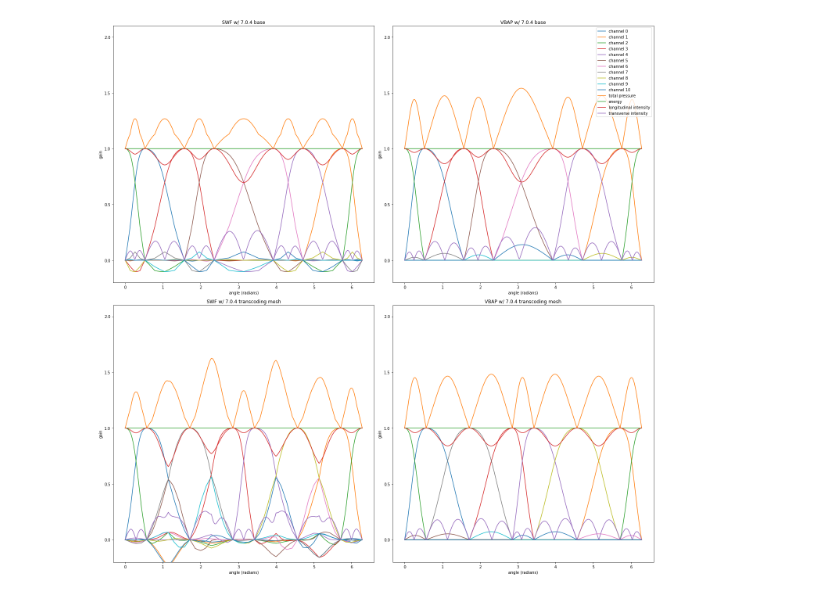
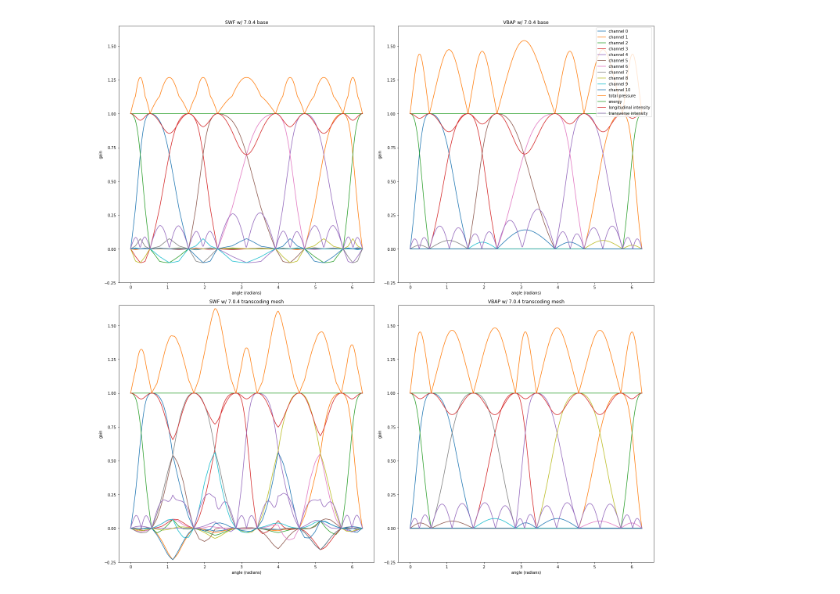
Before and after one commit to SamuelNarvaez/SWF, a Jupyter notebook: Evaluation.ipynb, the cells around one changed output. Cells and saved outputs as stored; diff of their text form; code cells hidden in the pictures.

Commit message:
better figures

```diff
--- a/Evaluation.ipynb
+++ b/Evaluation.ipynb
@@ -151,32 +151,32 @@ subplots[0,0].plot(theta,intensity704[:,0],label='longitudinal intensity')
 subplots[0,0].plot(theta,intensity704[:,1],label='transverse intensity')
 
 subplots[0,1].plot(theta,vbap_pressure704,label='total pressure')
 subplots[0,1].plot(theta,vbap_energy704,label='energy')
 subplots[0,1].plot(theta,vbap_intensity704[:,0],label='longitudinal intensity')
 subplots[0,1].plot(theta,vbap_intensity704[:,1],label='transverse intensity')
 
 subplots[1,0].plot(theta,pressuretrans,label='total pressure')
 subplots[1,0].plot(theta,energytrans,label='energy')
 subplots[1,0].plot(theta,intensitytrans[:,0],label='longitudinal intensity')
 subplots[1,0].plot(theta,intensitytrans[:,1],label='transverse intensity')
 
 subplots[1,1].plot(theta,vbap_pressuretrans,label='total pressure')
 subplots[1,1].plot(theta,vbap_energytrans,label='energy')
 subplots[1,1].plot(theta,vbap_intensitytrans[:,0],label='longitudinal intensity')
 subplots[1,1].plot(theta,vbap_intensitytrans[:,1],label='transverse intensity')
 
 subplots[0,0].set_title('SWF w/ 7.0.4 base')
 subplots[0,1].set_title('VBAP w/ 7.0.4 base')
 subplots[1,0].set_title('SWF w/ 7.0.4 transcoding mesh')
 subplots[1,1].set_title('VBAP w/ 7.0.4 transcoding mesh')
 
 for splt in subplots.flatten():
     splt.set_xlabel('angle (radians)')
     splt.set_ylabel('gain')
-    splt.set_ylim(-0.2,2.1)
+    splt.set_ylim(-0.25,1.65)
 
 subplots[0,1].legend(loc=1)
 fig.tight_layout()
 plt.savefig('SWFvsVBAP_unit_energy.png')
 # %% [output]
-[figure, old version]
+[figure, new version]
```
Also changed, not shown: 1 other file.
